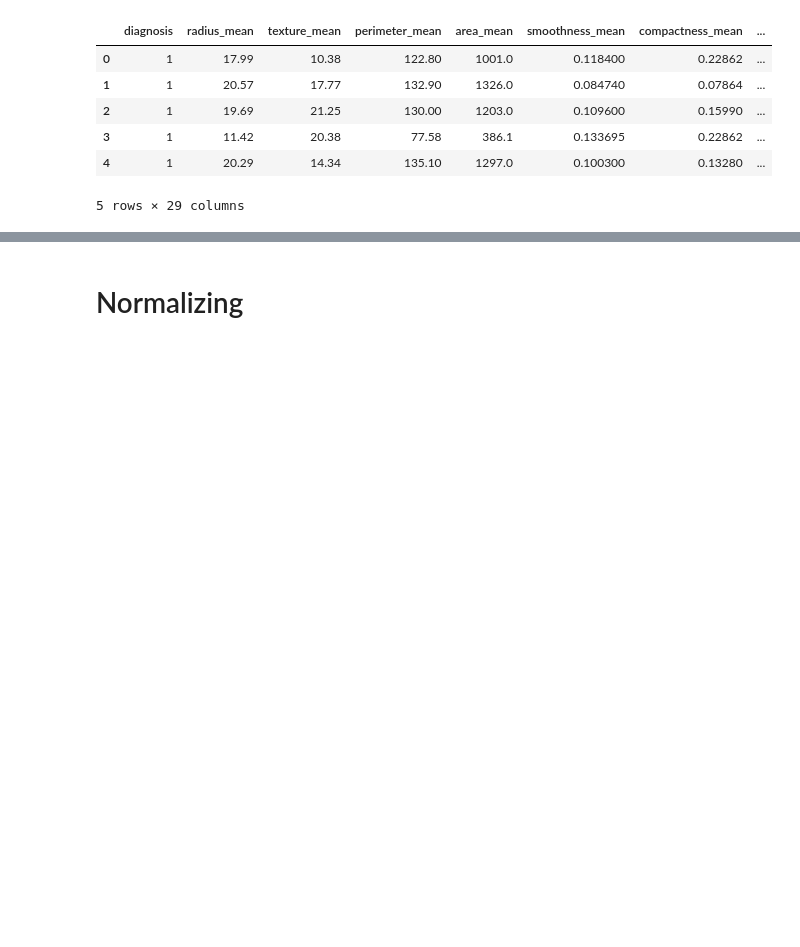
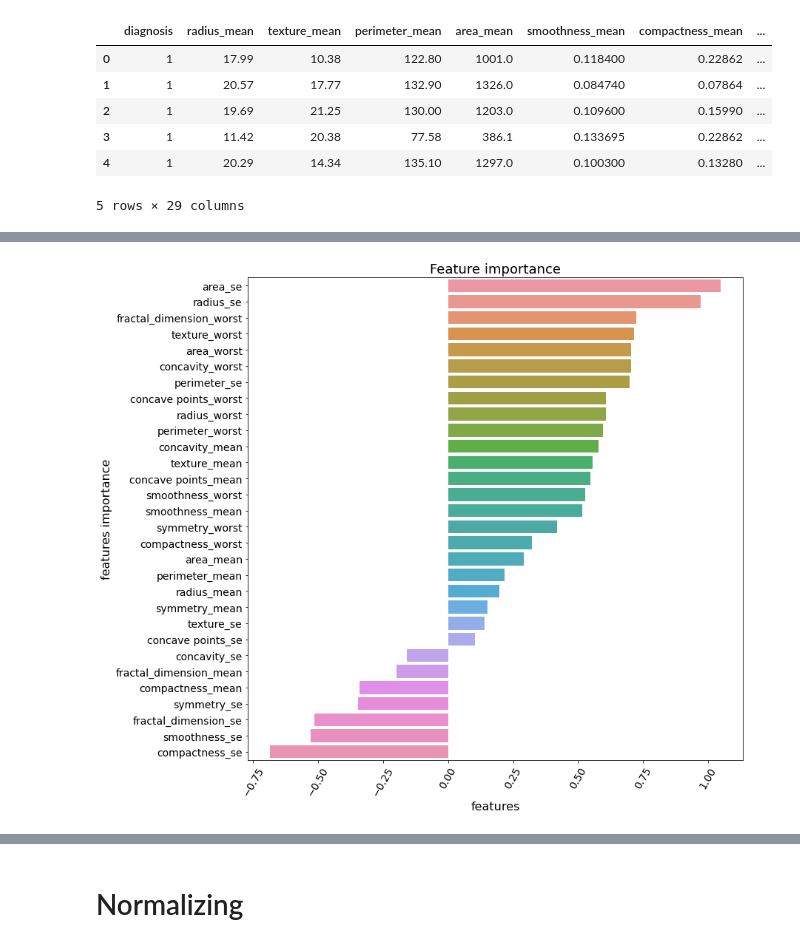
Before and after one commit to dagmawiii03/causal-inference, a Jupyter notebook: notebooks/causal_learning.ipynb, the cells around one changed output, grey strips where cells are left out. Cells and saved outputs as stored; diff of their text form; code cells hidden in the pictures; blank space fills up the shorter version.

```diff
--- a/notebooks/causal_learning.ipynb
+++ b/notebooks/causal_learning.ipynb
@@ -78,0 +128,4 @@ x.head(5)
+# %%
+fig = viz.plot_importance(feat_df)
+# %% [output]
+[figure, added]
```
Also changed, not shown: parts of 39 cells of this notebook, 1 other file.
